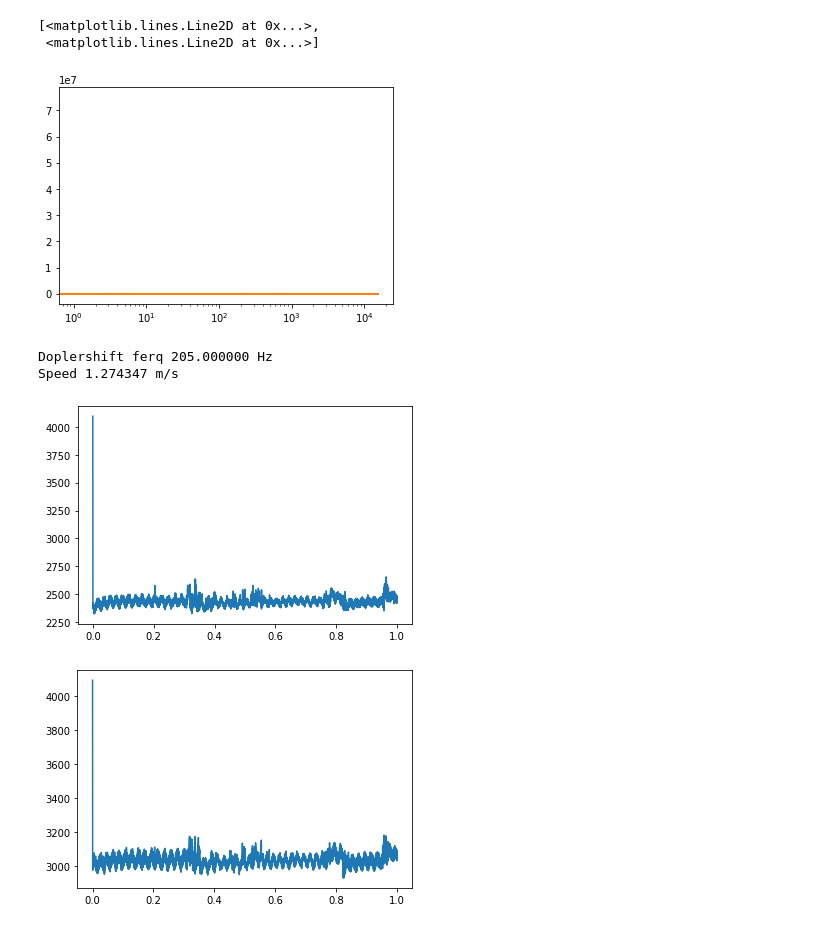
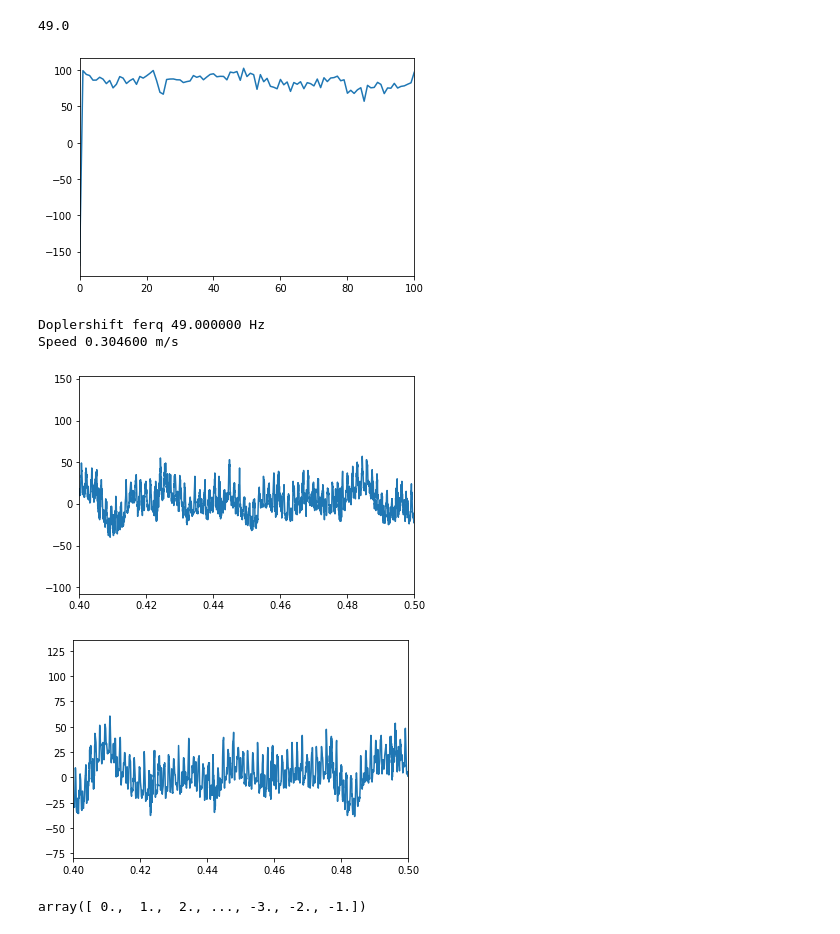
Before and after one commit to stemnic/TTT4280-Labs, a Jupyter notebook: lab3/audioSample.ipynb, the cells around one changed output. Drawn from its saved outputs; the diff is of its cells as text; code cells hidden in the pictures.

```diff
--- a/lab3/audioSample.ipynb
+++ b/lab3/audioSample.ipynb
@@ -102,28 +102,49 @@ radarI = data[1][:,0]
 radarQ = data[1][:,1]
 # %%
 import matplotlib.pyplot as plt
+import matplotlib.axes as axes
 import numpy as np
+
+def offsetvalue(data):
+    size = 0
+    total = 0
+    for signals in data:
+        total += signals
+        size += 1
+    return total/size
 
 radarI = data[1][:,0]
 radarQ = data[1][:,1]
 
-dataobj = radarI
+#print(offsetvalue(radarI))
+#print(offsetvalue(radarQ))
 
-t = np.arange(0,len(dataobj))
+radarI = radarI-offsetvalue(radarI)
+radarQ = radarQ-offsetvalue(radarQ)
 
-sp = np.fft.fft(dataobj)
+iq = radarI#+1j*radarQ
+#print(dataobj)
+f_s = 31250
+t = np.linspace(-f_s/2,f_s/2,iq.shape[0])
 
-freq = np.fft.fftfreq(dataobj.size, d=32e-6)
+sp = np.fft.fft(iq)
+#print(len(dataobj.real))
+freq = np.fft.fftfreq(iq.size, d=32e-6)
 #freq = np.fft.fftfreq(t.shape[-1])
+#print(freq)
 
-plt.xscale('log')
+#plt.xscale('log')
 #plt.yscale('log')
-f_d = abs(freq[np.argmax(sp.imag)])
-plt.plot(freq, sp.real, freq, sp.imag)
+
+#f_d = np.argmax(np.abs(sp))-(f_s/2)
+f_d = freq[np.argmax(abs(sp.imag))]
+print(f_d)
+plt.plot(np.fft.fftshift(freq), np.fft.fftshift(20*np.log10(np.abs(sp))))
+plt.xlim(0, 100)
+plt.show()
 # %% [output]
-[<matplotlib.lines.Line2D at 0x...>,
- <matplotlib.lines.Line2D at 0x...>]
+49.0
-[figure, old version]
+[figure, new version]
 # %%
 f_0 = 24.13*10**9
 c = 3*10**8
@@ -131,17 +152,23 @@ V_r = f_d*c/(2*f_0)
 print("Doplershift ferq %f Hz" % (f_d))
 print("Speed %f m/s" % (V_r))
 # %% [output]
-Doplershift ferq 205.000000 Hz
-Speed 1.274347 m/s
+Doplershift ferq 49.000000 Hz
+Speed 0.304600 m/s
 # %%
 from numpy import *
 from matplotlib.pyplot import *
 
 t = linspace(0,1, radarI.size)
 plot(t,radarI)
+plt.xlim(0.4, .5)
 show()
 plot(t,radarQ)
+plt.xlim(0.4, .5)
 show()
 # %% [output]
-[figure, old version]
+[figure, new version]
-[figure, old version]
+[figure, new version]
+# %%
+freq
+# %% [output]
+array([ 0.,  1.,  2., ..., -3., -2., -1.])
```
Also changed, not shown: parts of 1 cell of this notebook.
